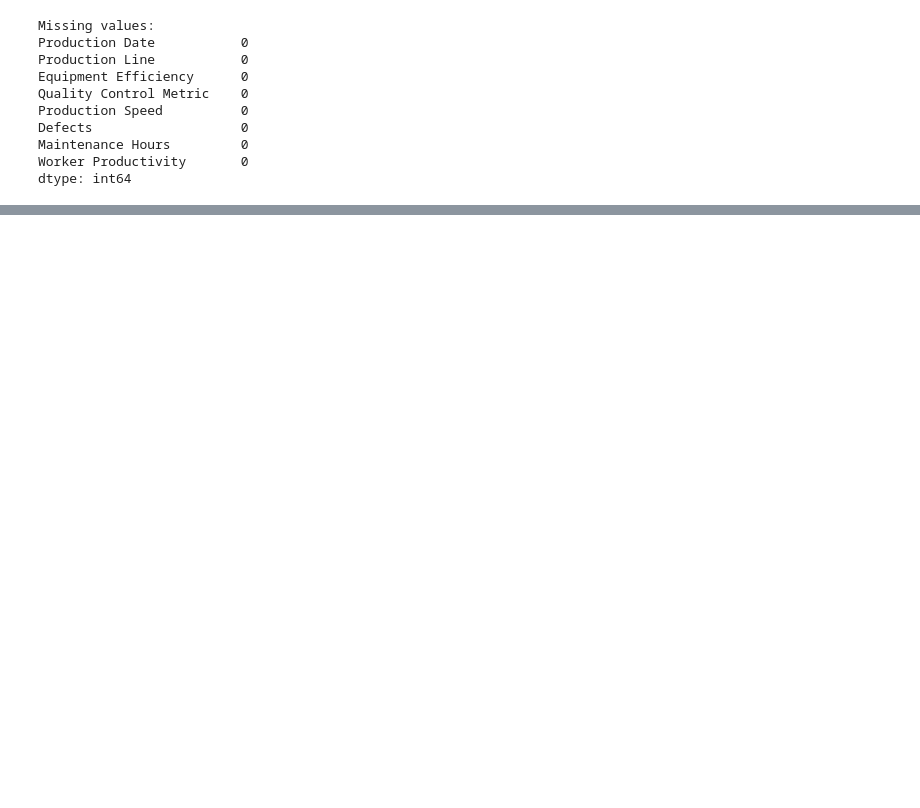
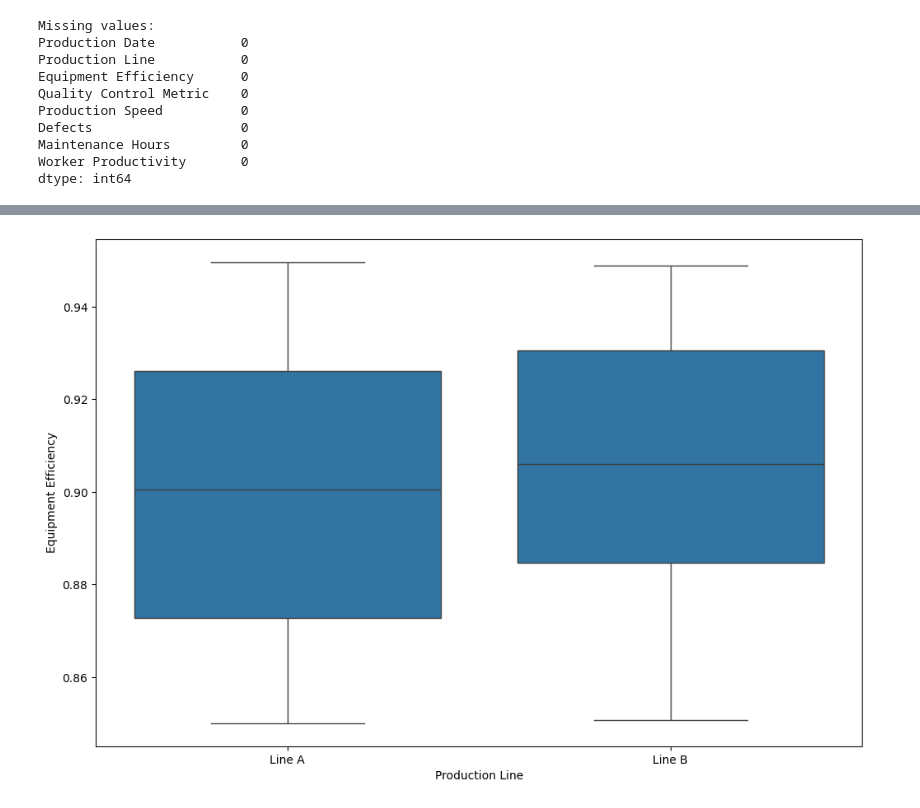
Before and after one commit to husseinalkhafaji02/Manufacturing-Process-Optimization, a Jupyter notebook: optimization.ipynb, the cells around one changed output, grey strips where cells are left out. Cells and saved outputs as stored; diff of their text form; code cells hidden in the pictures; blank space fills up the shorter version.

```diff
--- a/optimization.ipynb
+++ b/optimization.ipynb
@@ -133,0 +193,6 @@ Cleaned Data:
+# %%
+plt.figure(figsize=(12, 8))
+sns.boxplot(x="Production Line", y='Equipment Efficiency' , data=df)
+plt.show()
+# %% [output]
+[figure, added]
```
Also changed, not shown: parts of 13 cells of this notebook.
